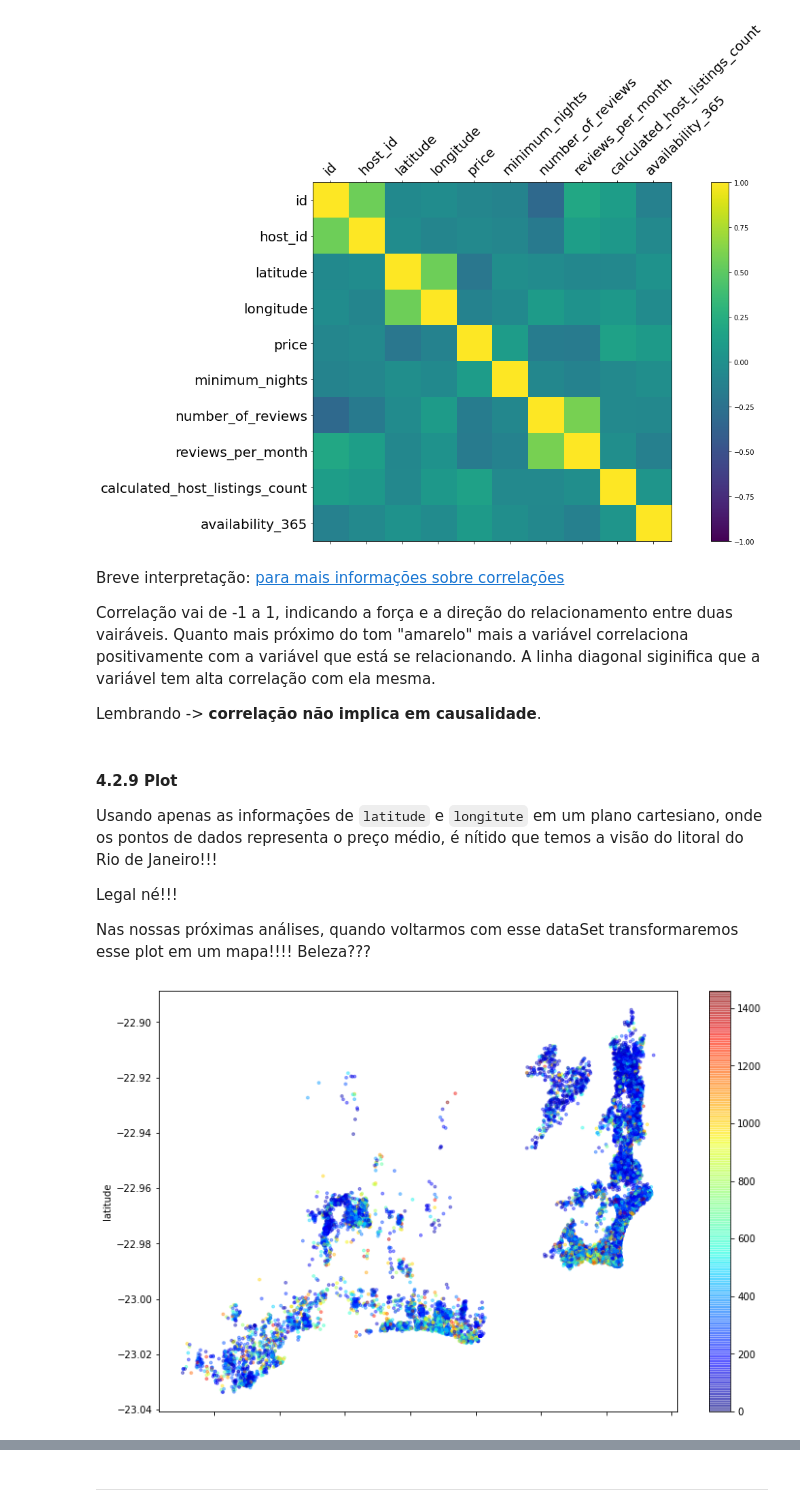
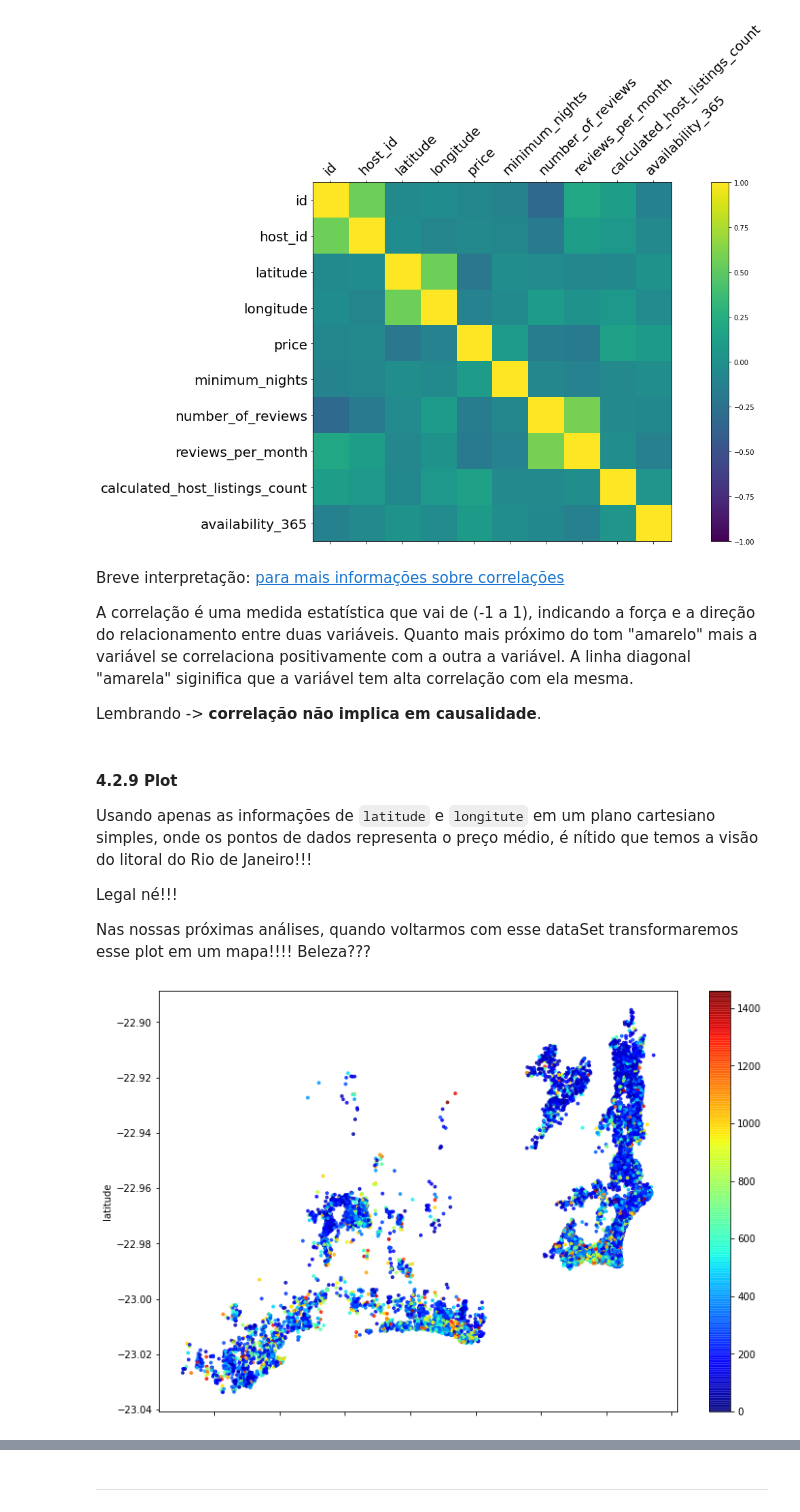
Before and after one commit to angeloBuso/Airbnb_analise_dados, a Jupyter notebook: Dados_do_Airbnb.ipynb, the cells around one changed output, grey strips where cells are left out. Cells and saved outputs as stored; diff of their text form; code cells hidden in the pictures.

```diff
--- a/Dados_do_Airbnb.ipynb
+++ b/Dados_do_Airbnb.ipynb
@@ -717,23 +717,23 @@ plt.tight_layout()
 # %% [markdown]
 Breve interpretação: [para mais informações sobre correlações](https://https://youtu.be/K4MXPV7jX8Q)
 
-Correlação vai de -1 a 1, indicando a força e a direção do relacionamento entre duas vairáveis. Quanto mais próximo do tom "amarelo" mais a variável correlaciona positivamente com a variável que está se relacionando. A linha diagonal siginifica que a variável tem alta correlação com ela mesma.
+A correlação é uma medida estatística que vai de (-1 a 1), indicando a força e a direção do relacionamento entre duas variáveis. Quanto mais próximo do tom "amarelo" mais a variável se correlaciona positivamente com a outra a variável. A linha diagonal "amarela" siginifica que a variável tem alta correlação com ela mesma.
 
 Lembrando -> **correlação não implica em causalidade**.
 # %% [markdown]
 #### 4.2.9 Plot
-Usando apenas as informações de `latitude` e `longitute` em um plano cartesiano, onde os pontos de dados representa o preço médio, é nítido que temos a visão do litoral do Rio de Janeiro!!!
+Usando apenas as informações de `latitude` e `longitute` em um plano cartesiano simples, onde os pontos de dados representa o preço médio, é nítido que temos a visão do litoral do Rio de Janeiro!!!
 
 Legal né!!!
 
 Nas nossas próximas análises, quando voltarmos com esse dataSet transformaremos esse plot em um mapa!!!! Beleza???
 # %%
 # plotar os imóveis pela latitude-longitude
-df_top20.plot(kind= 'scatter', x= 'longitude', y= 'latitude', alpha= 0.4,
+df_top20.plot(kind= 'scatter', x= 'longitude', y= 'latitude', alpha= 0.8,
             c= df_top20['price'], s= 8, cmap= plt.get_cmap('jet'),
             figsize= (12,8));
 # %% [output]
-[figure, old version]
+[figure, new version]
 # %% [markdown]
 ## 5. Conclusões
 
```
Also changed, not shown: parts of 18 cells of this notebook.
